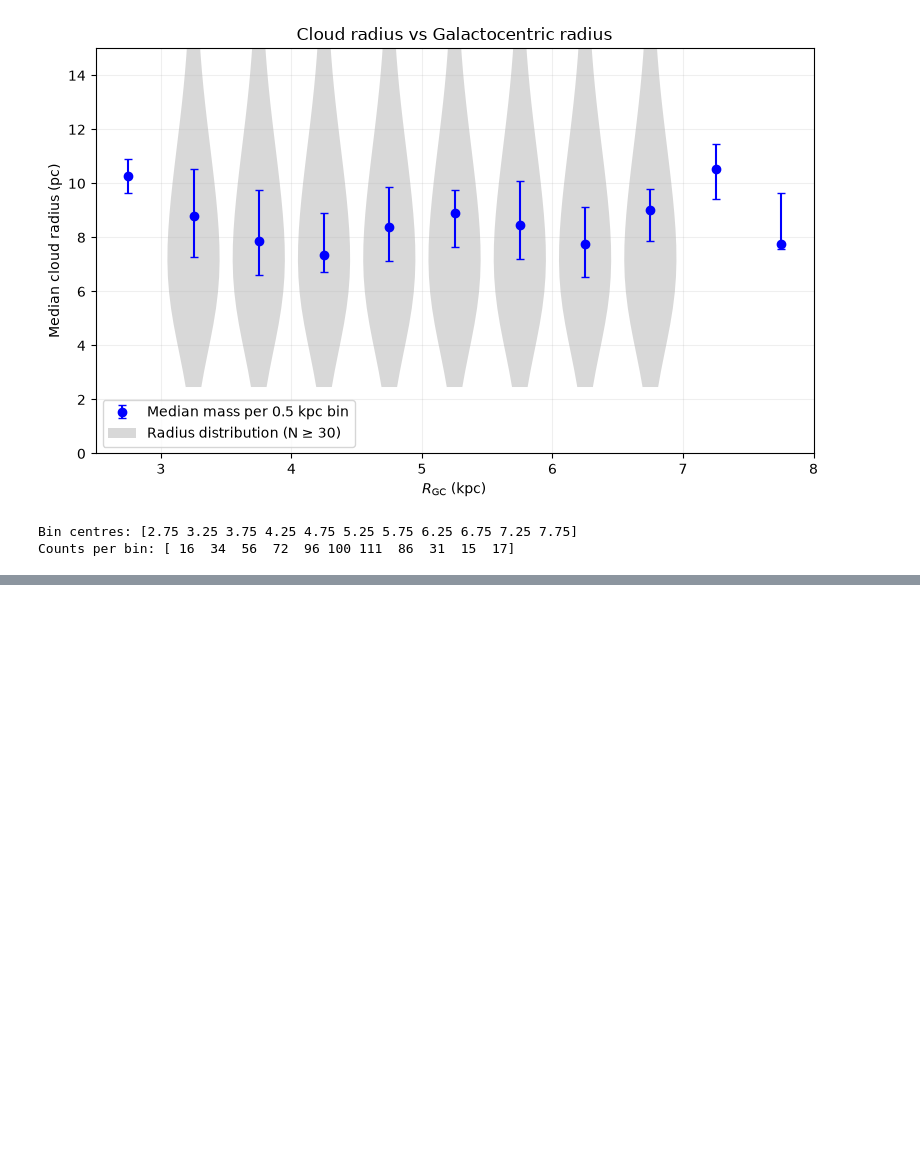
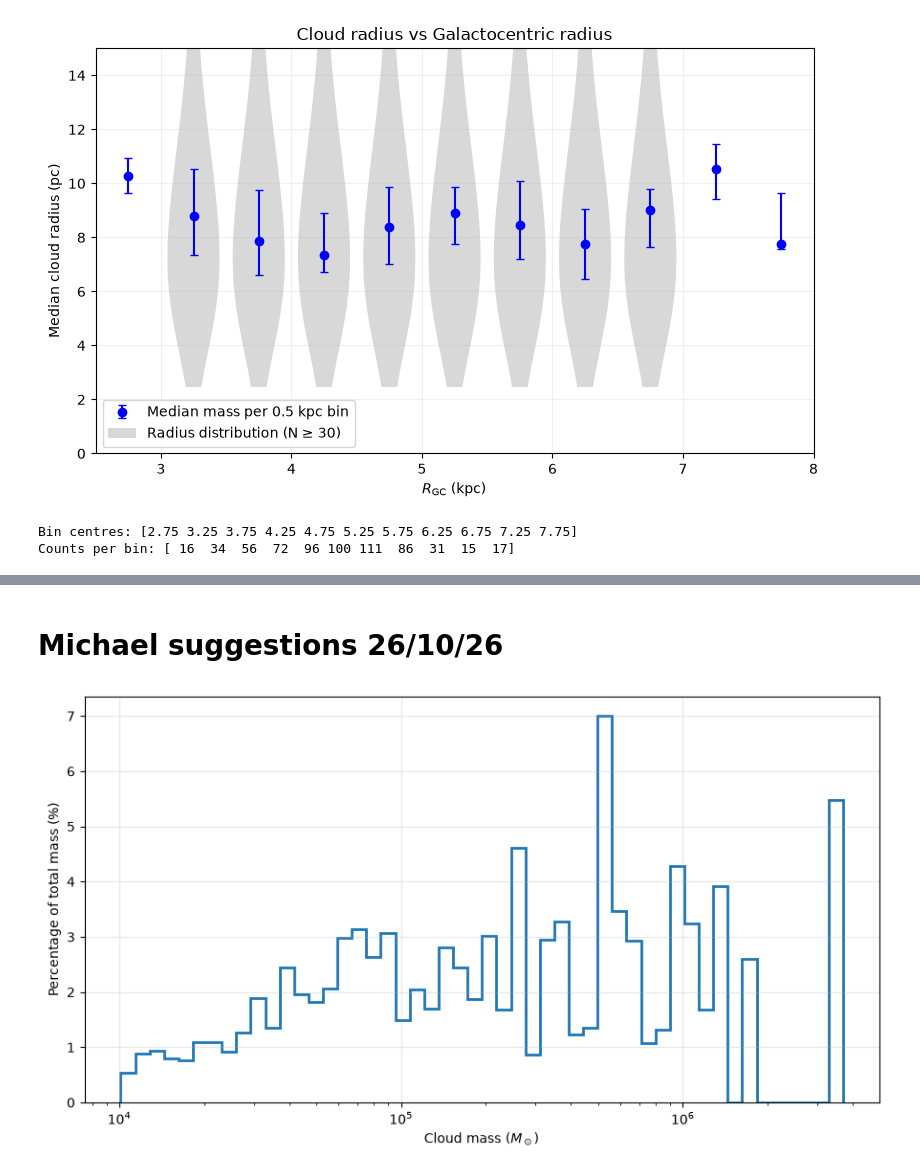
Before and after one commit to KyriakosTrakakis/Molecular_Cloud_Analysis, a Jupyter notebook: Mopra/Catalogue_analysis.ipynb, the cells around one changed output, grey strips where cells are left out. Cells and saved outputs as stored; diff of their text form; code cells hidden in the pictures; blank space fills up the shorter version.

```diff
--- a/Mopra/Catalogue_analysis.ipynb
+++ b/Mopra/Catalogue_analysis.ipynb
@@ -1746,2 +1746,45 @@ print("Counts per bin:", counts)
 Bin centres: [2.75 3.25 3.75 4.25 4.75 5.25 5.75 6.25 6.75 7.25 7.75]
 Counts per bin: [ 16  34  56  72  96 100 111  86  31  15  17]
+# %% [markdown]
+# Michael suggestions 26/10/26
+# %%
+# Cloud masses
+M = np.asarray(M, dtype=float)
+
+# Remove NaNs, infinities and non-positive masses
+Mbig = M[np.isfinite(M) & (M > 10000)]
+
+# Number of logarithmic bins
+n_bins = 50
+
+# Logarithmically spaced bin edges
+bins = np.logspace(
+    np.log10(Mbig.min()),
+    np.log10(Mbig.max()),
+    n_bins + 1
+)
+
+# Total mass in each bin
+mass_per_bin, _ = np.histogram(Mbig, bins=bins, weights=Mbig)
+
+# Percentage of total mass in each bin
+mass_percentage = 100 * mass_per_bin / Mbig.sum()
+
+# Geometric bin centres
+bin_centres = np.sqrt(bins[:-1] * bins[1:])
+
+# Plot
+plt.figure(figsize=(9, 5))
+
+plt.stairs(mass_percentage, bins, linewidth=2)
+
+plt.xscale("log")
+plt.xlabel(r"Cloud mass ($M_\odot$)")
+plt.ylabel("Percentage of total mass (%)")
+plt.grid(alpha=0.3)
+plt.tight_layout()
+plt.show()
+
+## This looks nice, let's make it cumulative
+# %% [output]
+[figure, added]
```
Also changed, not shown: parts of 6 cells of this notebook, 3 other files.
